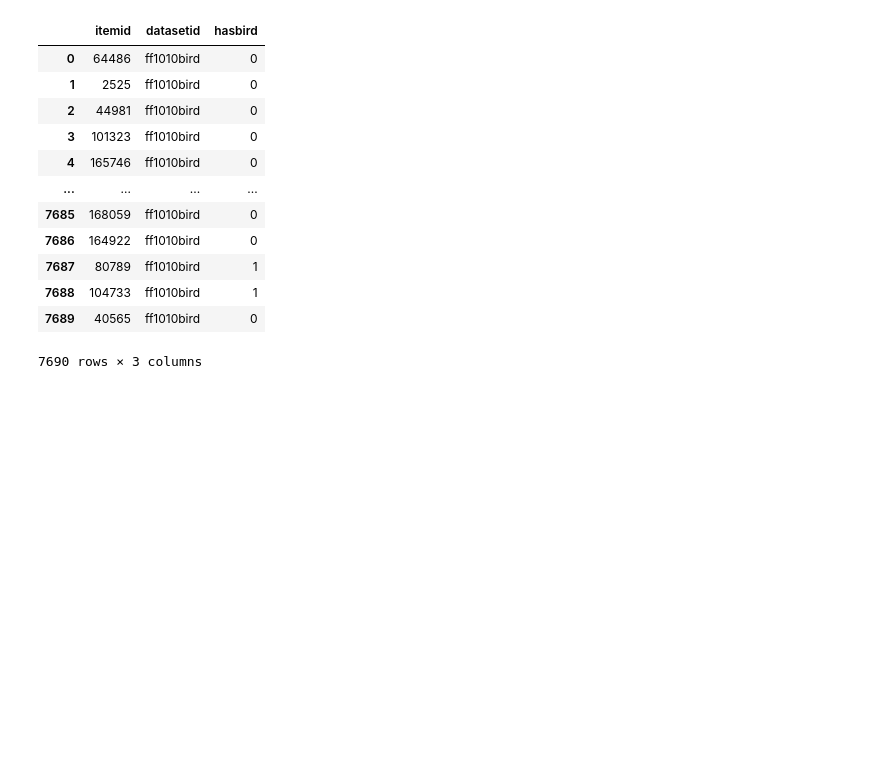
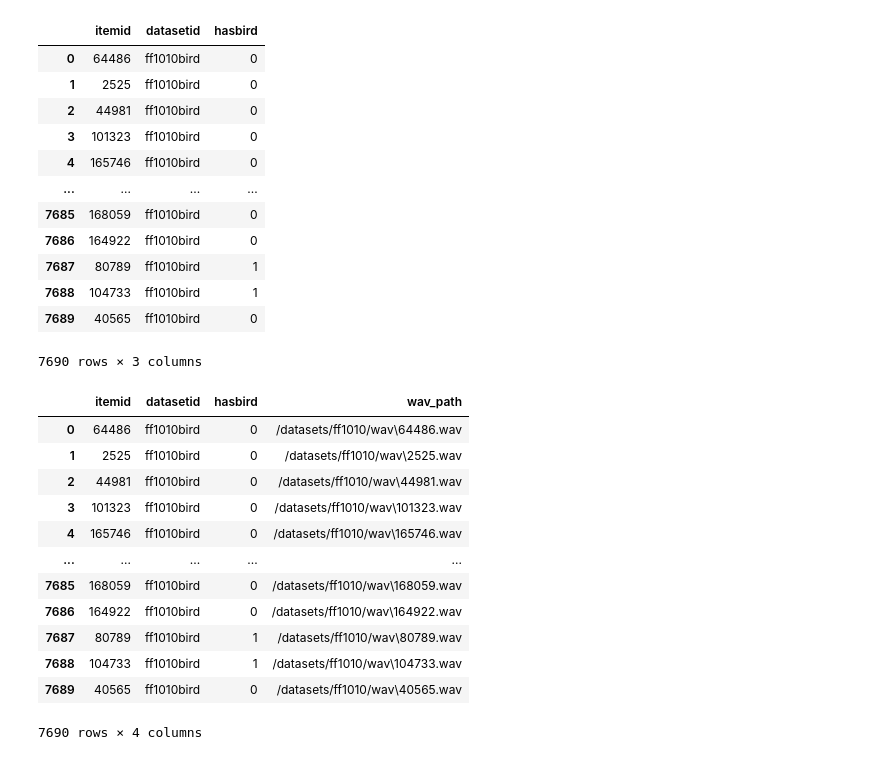
Before and after one commit to synthia2080/esp32_s333_bird, a Jupyter notebook: test_code.ipynb, the cells around one changed output. Drawn from its saved outputs; the diff is of its cells as text; code cells hidden in the pictures; blank space fills up the shorter version.

```diff
--- a/test_code.ipynb
+++ b/test_code.ipynb
@@ -22,5 +24,5 @@ csv
 | 7689 | 40565 | ff1010bird | 0 |
 7690 rows × 3 columns
 # %%
-filepath = "./datasets/ff1010/wav"
+filepath = "/datasets/ff1010/wav"
 csv["wav_path"] = csv["itemid"].apply(lambda id: os.path.join(filepath, f"{id}.wav"))
@@ -29,0 +29,16 @@ def function(val):
+# %%
+csv
+# %% [output]
+|  | itemid | datasetid | hasbird | wav_path |
+| 0 | 64486 | ff1010bird | 0 | /datasets/ff1010/wav\64486.wav |
+| 1 | 2525 | ff1010bird | 0 | /datasets/ff1010/wav\2525.wav |
+| 2 | 44981 | ff1010bird | 0 | /datasets/ff1010/wav\44981.wav |
+| 3 | 101323 | ff1010bird | 0 | /datasets/ff1010/wav\101323.wav |
+| 4 | 165746 | ff1010bird | 0 | /datasets/ff1010/wav\165746.wav |
+| ... | ... | ... | ... | ... |
+| 7685 | 168059 | ff1010bird | 0 | /datasets/ff1010/wav\168059.wav |
+| 7686 | 164922 | ff1010bird | 0 | /datasets/ff1010/wav\164922.wav |
+| 7687 | 80789 | ff1010bird | 1 | /datasets/ff1010/wav\80789.wav |
+| 7688 | 104733 | ff1010bird | 1 | /datasets/ff1010/wav\104733.wav |
+| 7689 | 40565 | ff1010bird | 0 | /datasets/ff1010/wav\40565.wav |
+7690 rows × 4 columns
```
Also changed, not shown: parts of 4 cells of this notebook, 1 other file.
